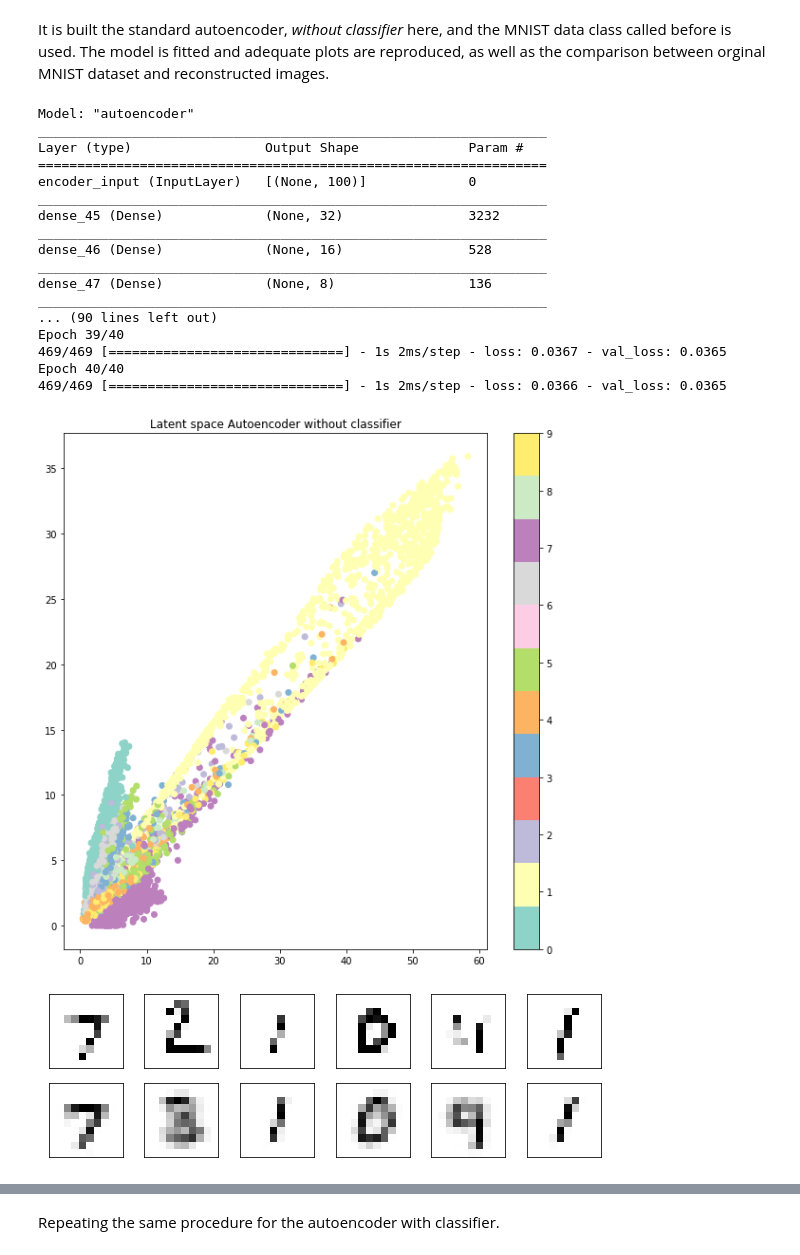
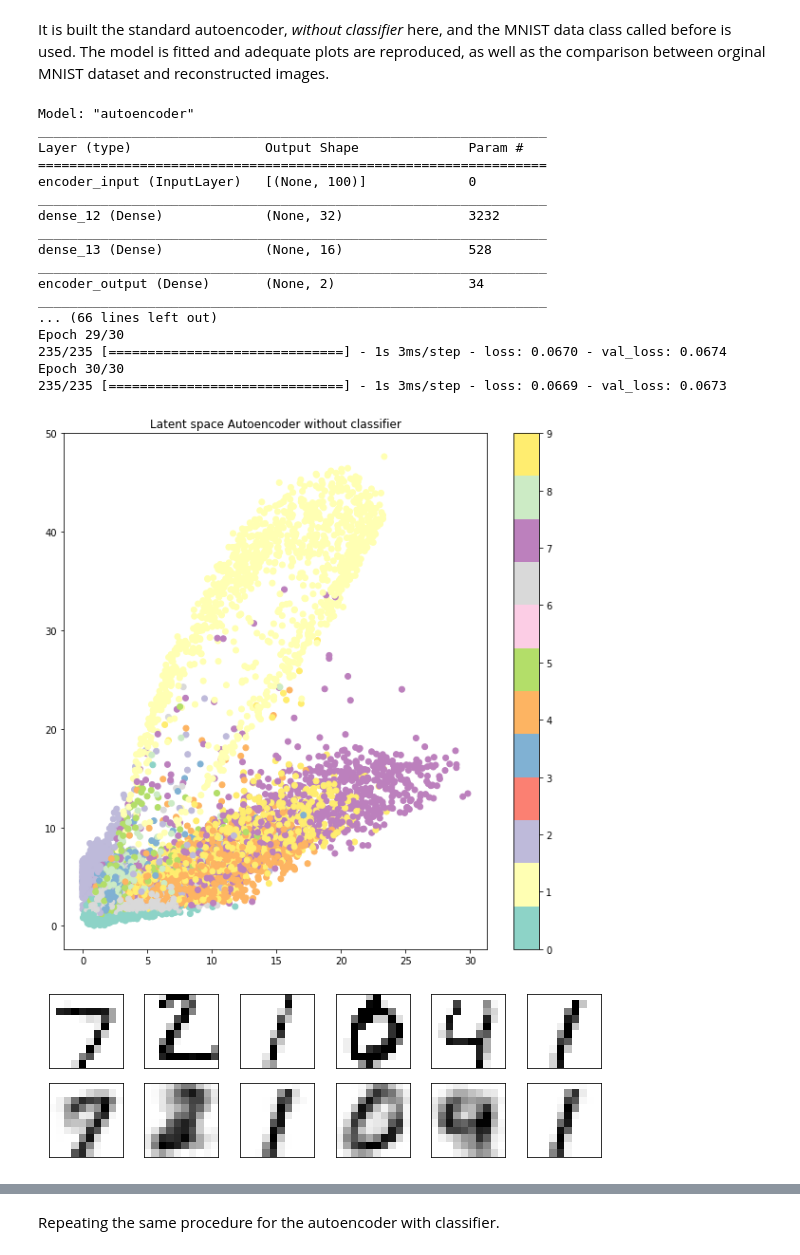
Before and after one commit to LorenzoValente3/Autoencoder-for-FPGA, a Jupyter notebook: AE.ipynb, the cells around one changed output, grey strips where cells are left out. Cells and saved outputs as stored; diff of their text form; code cells hidden in the pictures.

```diff
--- a/AE.ipynb
+++ b/AE.ipynb
@@ -70,18 +27,0 @@ def crop_center(crop):
-# %%
-noise_factor = 0.5
-x_train=data_zoom.x_train
-x_test=data_zoom.x_test
-x_train_noisy = x_train + noise_factor * np.random.normal(loc=0.0, scale=1.0, size=x_train.shape)
-x_test_noisy = x_test + noise_factor * np.random.normal(loc=0.0, scale=1.0, size=x_test.shape)
-
-x_train_noisy = np.clip(x_train_noisy, 0., 1.)
-x_test_noisy = np.clip(x_test_noisy, 0., 1.)
-n = 10
-plt.figure(figsize=(20, 2))
-for i in range(1, n + 1):
-    ax = plt.subplot(1, n, i)
-    plt.imshow(x_test_noisy[i].reshape(10, 10))
-    plt.gray()
-    ax.get_xaxis().set_visible(False)
-    ax.get_yaxis().set_visible(False)
-plt.show()
@@ -104,7 +42,7 @@ class Autoencoder:
         self.y_test = data.y_test
 
         self.num_classes = num_classes
-        self.input_shape = self.x_train[0].shape
+        self.input_shape = (self.x_train.shape[-1],)
         self.input = Input(shape=self.input_shape, name='encoder_input')
         self.latent_dim = 2
 
@@ -123,7 +61,6 @@ class Autoencoder:
         The final encoding dimension is 2."""
         self.encoder = Dense(32,  activation='relu')(self.input)
         self.encoder = Dense(16,  activation='relu')(self.encoder)
-        self.encoder = Dense(8,  activation='relu')(self.encoder)
 
 
         self.encoder = Dense(self.latent_dim,  activation='relu', name = 'encoder_output')(self.encoder)
@@ -135,8 +72,7 @@ class Autoencoder:
         """Build the decoder architecture."""
         if self.encoder is None:
             raise RuntimeError("The encoder has to be built before you can build the decoder!")
-        self.decoder = Dense(8, activation='relu')(self.encoder)
-        self.decoder = Dense(16,activation='relu')(self.decoder)
+        self.decoder = Dense(16, activation='relu')(self.encoder)
         self.decoder = Dense(32,activation='relu')(self.decoder)
         self.decoder = Dense(self.input_shape[0],activation='sigmoid', name='ecoder_output')(self.decoder)
 
@@ -144,12 +80,8 @@ class Autoencoder:
         """ Building the classifier architecture."""
         if self.encoder is None:
             raise RuntimeError("The encoder has to be built before you can build the classifier!")
-        #self.latent_classifier = Dense(8, activation='relu')(self.encoder)
-        #self.latent_classifier = Dense(16, activation='relu')(self.latent_classifier)
-        self.latent_classifier = Dense(32, activation='relu')(self.encoder)
-
-
-
+        self.latent_classifier = Dense(16, activation='relu')(self.encoder)
+        self.latent_classifier = Dense(32, activation='relu')(self.latent_classifier)
         self.latent_classifier = Dense(self.num_classes, activation='softmax',name='classifier_output')(self.latent_classifier)
 
     def build_autoencoder(self, use_latent_classifier=False):
@@ -242,6 +174,8 @@ class Autoencoder:
         n = 6
         plt.figure(figsize=(10, 3))
         reco_imgs = self.autoencoder.predict(self.x_test)
+        img_size = int(np.sqrt(self.input_shape[0]))
+
 
         if use_latent_classifier :
             raise RuntimeError("You are considering the autoencoder with classifier!")
@@ -250,13 +184,13 @@ class Autoencoder:
             for i in range(n):
                 # Display original MNIST
                 ax = plt.subplot(2, n, i + 1)
-                plt.imshow(self.x_test[i].reshape(10,10), cmap='gray_r')
+                plt.imshow(self.x_test[i].reshape(img_size,img_size), cmap='gray_r')
                 ax.get_xaxis().set_visible(False)
                 ax.get_yaxis().set_visible(False)
 
                 # Display reconstructed MNIST
                 ax = plt.subplot(2, n, i + n + 1)
-                plt.imshow(reco_imgs[i].reshape(10,10), cmap='gray_r')
+                plt.imshow(reco_imgs[i].reshape(img_size,img_size), cmap='gray_r')
                 ax.get_xaxis().set_visible(False)
                 ax.get_yaxis().set_visible(False)
             plt.savefig('./images/AE/reconstructed images.png')
@@ -268,29 +202,29 @@ as well as the comparison between orginal MNIST dataset and reconstructed images
 # %%
 network = Autoencoder(data_zoom)
 network.build_encoder()
 network.build_decoder()
 network.build_autoencoder()
-network.fit_data(batch_size=128,epochs=40)
+network.fit_data(epochs=30)
 network.plot_latent_dimension("Autoencoder without classifier")
 network.plot_reco()
 network.plot_score("Autoencoder without classifier")
 # %% [output]
 Model: "autoencoder"
 _________________________________________________________________
 Layer (type)                 Output Shape              Param #
 =================================================================
 encoder_input (InputLayer)   [(None, 100)]             0
 _________________________________________________________________
-dense_45 (Dense)             (None, 32)                3232
+dense_12 (Dense)             (None, 32)                3232
 _________________________________________________________________
-dense_46 (Dense)             (None, 16)                528
+dense_13 (Dense)             (None, 16)                528
 _________________________________________________________________
-dense_47 (Dense)             (None, 8)                 136
+encoder_output (Dense)       (None, 2)                 34
 _________________________________________________________________
-... (90 lines left out)
-Epoch 39/40
-469/469 [==============================] - 1s 2ms/step - loss: 0.0367 - val_loss: 0.0365
-Epoch 40/40
-469/469 [==============================] - 1s 2ms/step - loss: 0.0366 - val_loss: 0.0365
+... (66 lines left out)
+Epoch 29/30
+235/235 [==============================] - 1s 3ms/step - loss: 0.0670 - val_loss: 0.0674
+Epoch 30/30
+235/235 [==============================] - 1s 3ms/step - loss: 0.0669 - val_loss: 0.0673
-[figure, old version]
+[figure, new version]
-[figure, old version]
+[figure, new version]
```
Also changed, not shown: parts of 7 cells of this notebook, 42 other files.
